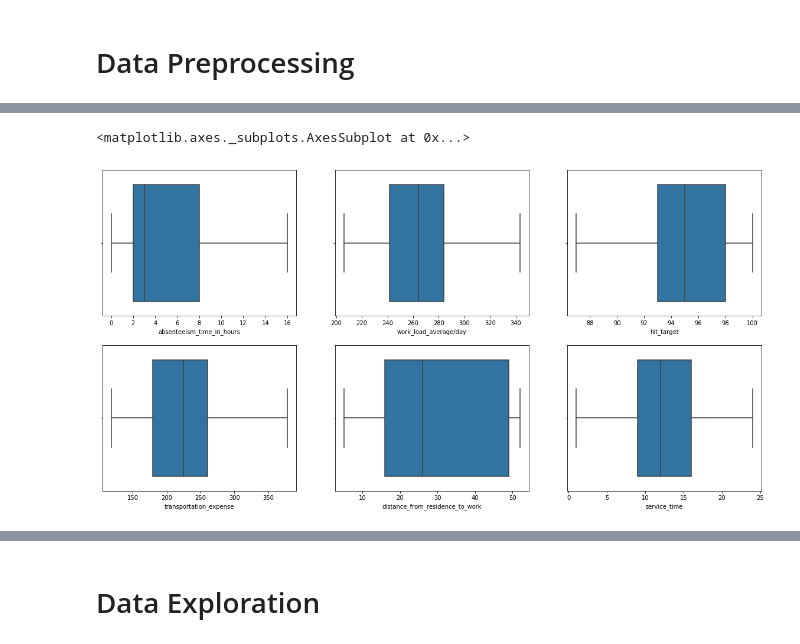
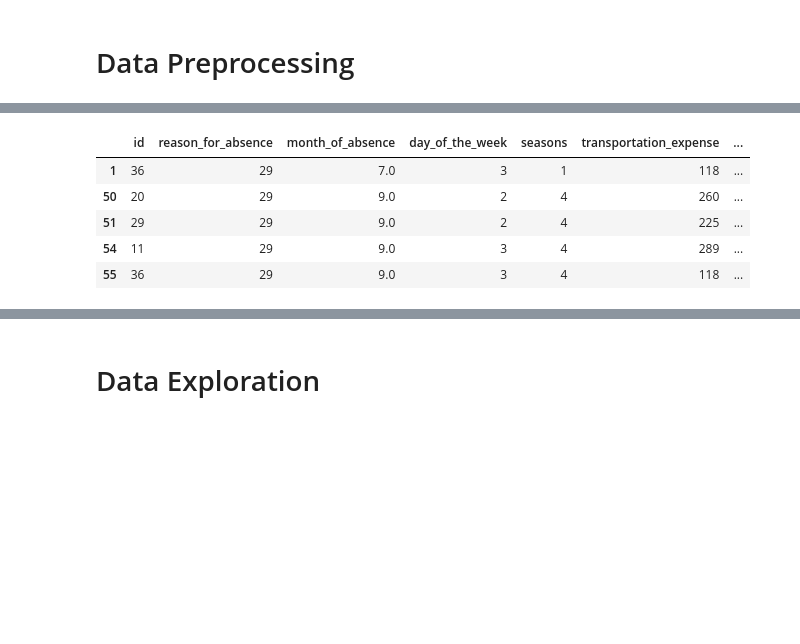
Before and after one commit to nagarmayank/Predict_Absenteeism, a Jupyter notebook: assignment.ipynb, the cells around one changed output, grey strips where cells are left out. Cells and saved outputs as stored; diff of their text form; code cells hidden in the pictures; blank space fills up the shorter version.

```diff
--- a/assignment.ipynb
+++ b/assignment.ipynb
@@ -103,3 +115,5 @@ df.shape
 # %%
-# For all rows where reason_for_absence is NaN, the absenteeism_time_in_hours is 0, hence we can drop these rows
-df[df.reason_for_absence.isna()][['reason_for_absence','absenteeism_time_in_hours']].head()
+# For rows where reason_for_absence is 0, we see that absenteeism time in hours is 0.
+# Hence, we impute this with our new category = 29
+
+df.loc[df.reason_for_absence == 0, 'reason_for_absence'] = 29
@@ -152,17 +125,12 @@ df = df.drop(index = df[df.service_time > 25].index).reset_index(drop=True)
-# %%
-fig, axes = plt.subplots(2, 3)
-fig.set_figheight(10)
-fig.set_figwidth(20)
-
-sns.boxplot(x='absenteeism_time_in_hours', data=df, ax=axes[0][0])
-sns.boxplot(x='work_load_average/day', data=df, ax=axes[0][1])
-sns.boxplot(x='hit_target', data=df, ax=axes[0][2])
-sns.boxplot(x='transportation_expense', data=df, ax=axes[1][0])
-sns.boxplot(x='distance_from_residence_to_work', data=df, ax=axes[1][1])
-sns.boxplot(x='service_time', data=df, ax=axes[1][2])
-# %% [output]
-<matplotlib.axes._subplots.AxesSubplot at 0x...>
-[figure, removed]
+# %%
+df[df.absenteeism_time_in_hours==0].head()
+# %% [output]
+|  | id | reason_for_absence | month_of_absence | day_of_the_week | seasons | transportation_expense | ... |
+| 1 | 36 | 29 | 7.0 | 3 | 1 | 118 | ... |
+| 50 | 20 | 29 | 9.0 | 2 | 4 | 260 | ... |
+| 51 | 29 | 29 | 9.0 | 2 | 4 | 225 | ... |
+| 54 | 11 | 29 | 9.0 | 3 | 4 | 289 | ... |
+| 55 | 36 | 29 | 9.0 | 3 | 4 | 118 | ... |
 # %%
 # Below, we see that there are some months which overlap in 2 seasons
 # We will merge months into seasons where the count is more
```
Also changed, not shown: parts of 61 cells of this notebook, 1 other file.
